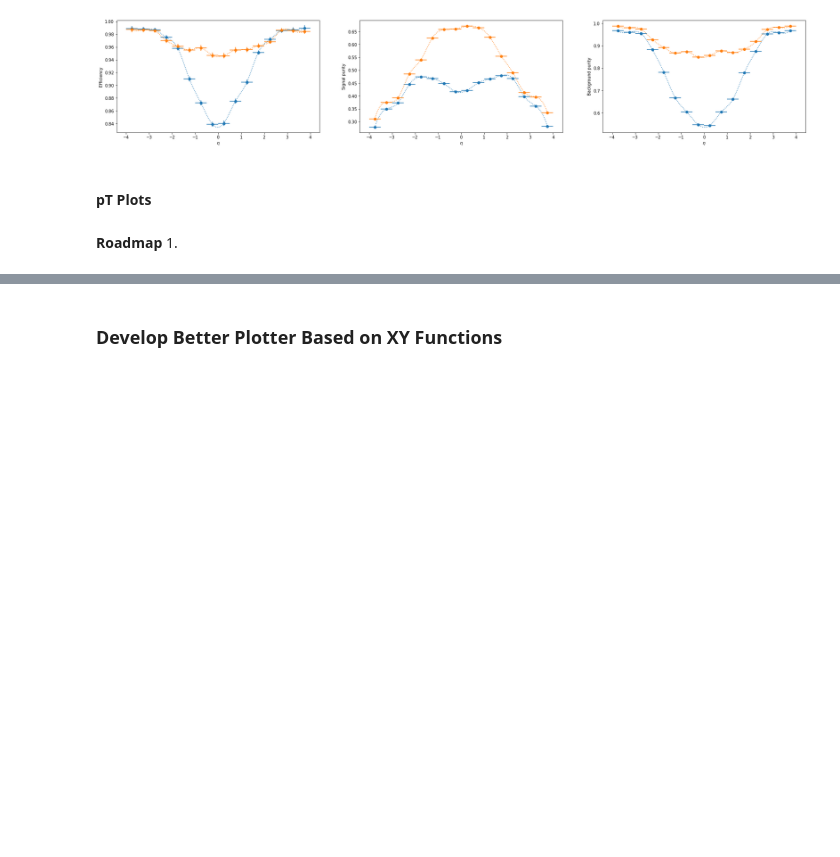
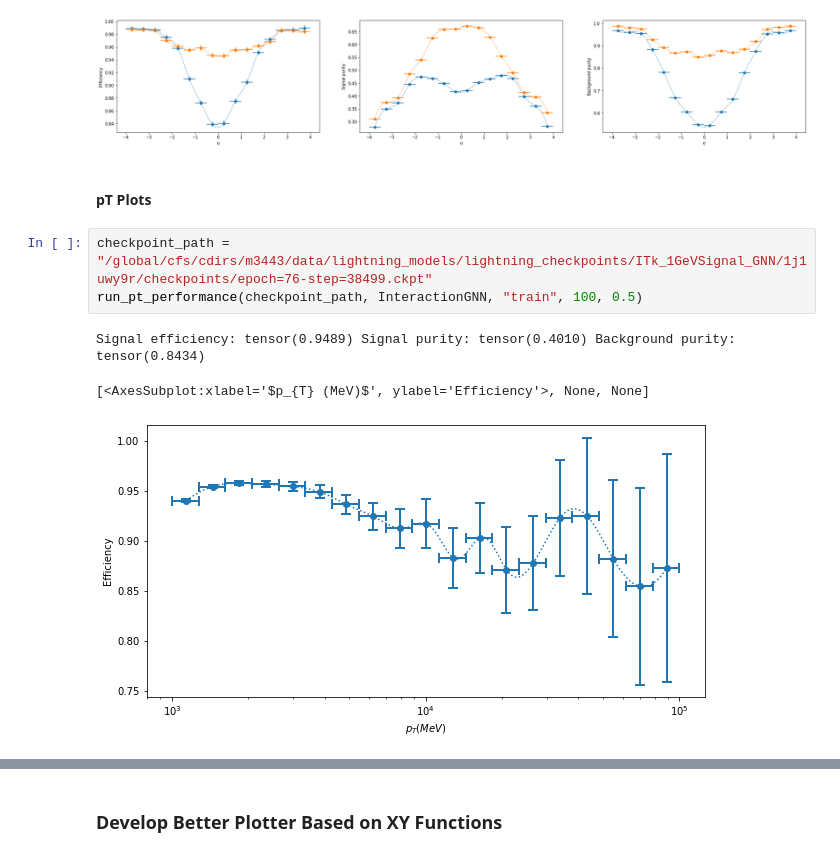
Before and after one commit to HSF-reco-and-software-triggers/Tracking-ML-Exa.TrkX, a Jupyter notebook: Pipelines/Common_Tracking_Example/notebooks/ITk/Exploration/VanillaHeteroGNN.ipynb, the cells around one changed output, grey strips where cells are left out. Cells and saved outputs as stored; diff of their text form; blank space fills up the shorter version.

```diff
--- a/Pipelines/Common_Tracking_Example/notebooks/ITk/Exploration/VanillaHeteroGNN.ipynb
+++ b/Pipelines/Common_Tracking_Example/notebooks/ITk/Exploration/VanillaHeteroGNN.ipynb
@@ -272,6 +280,10 @@ fig
 [figure]
 # %% [markdown]
 #### pT Plots
-# %% [markdown]
-**Roadmap**
-1.
+# %%
+checkpoint_path = "/global/cfs/cdirs/m3443/data/lightning_models/lightning_checkpoints/ITk_1GeVSignal_GNN/1j1uwy9r/checkpoints/epoch=76-step=38499.ckpt"
+run_pt_performance(checkpoint_path, InteractionGNN, "train", 100, 0.5)
+# %% [output]
+Signal efficiency: tensor(0.9489) Signal purity: tensor(0.4010) Background purity: tensor(0.8434)
+[<AxesSubplot:xlabel='$p_{T} (MeV)$', ylabel='Efficiency'>, None, None]
+[figure, added]
```
Also changed, not shown: parts of 19 cells of this notebook, 6 other files.
